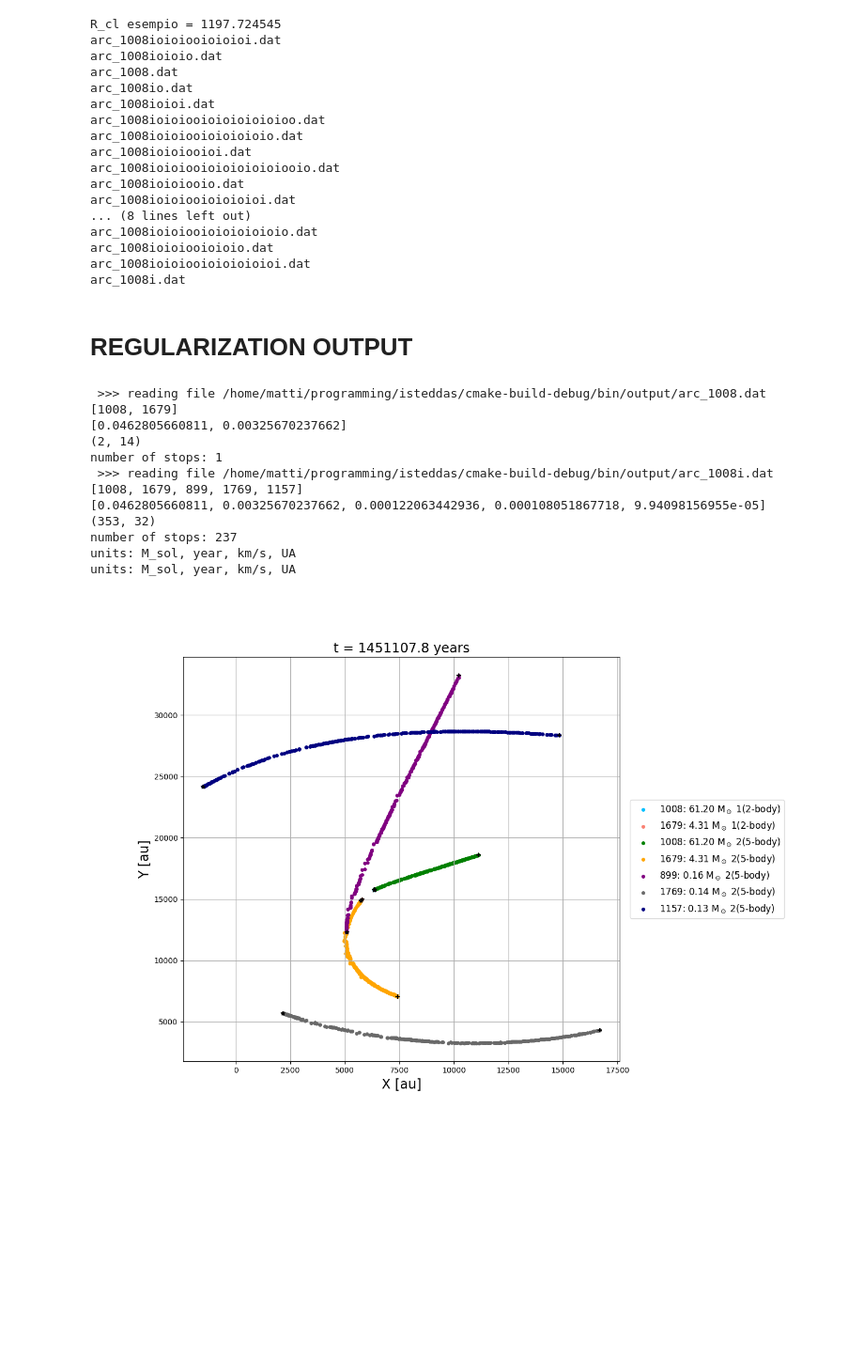
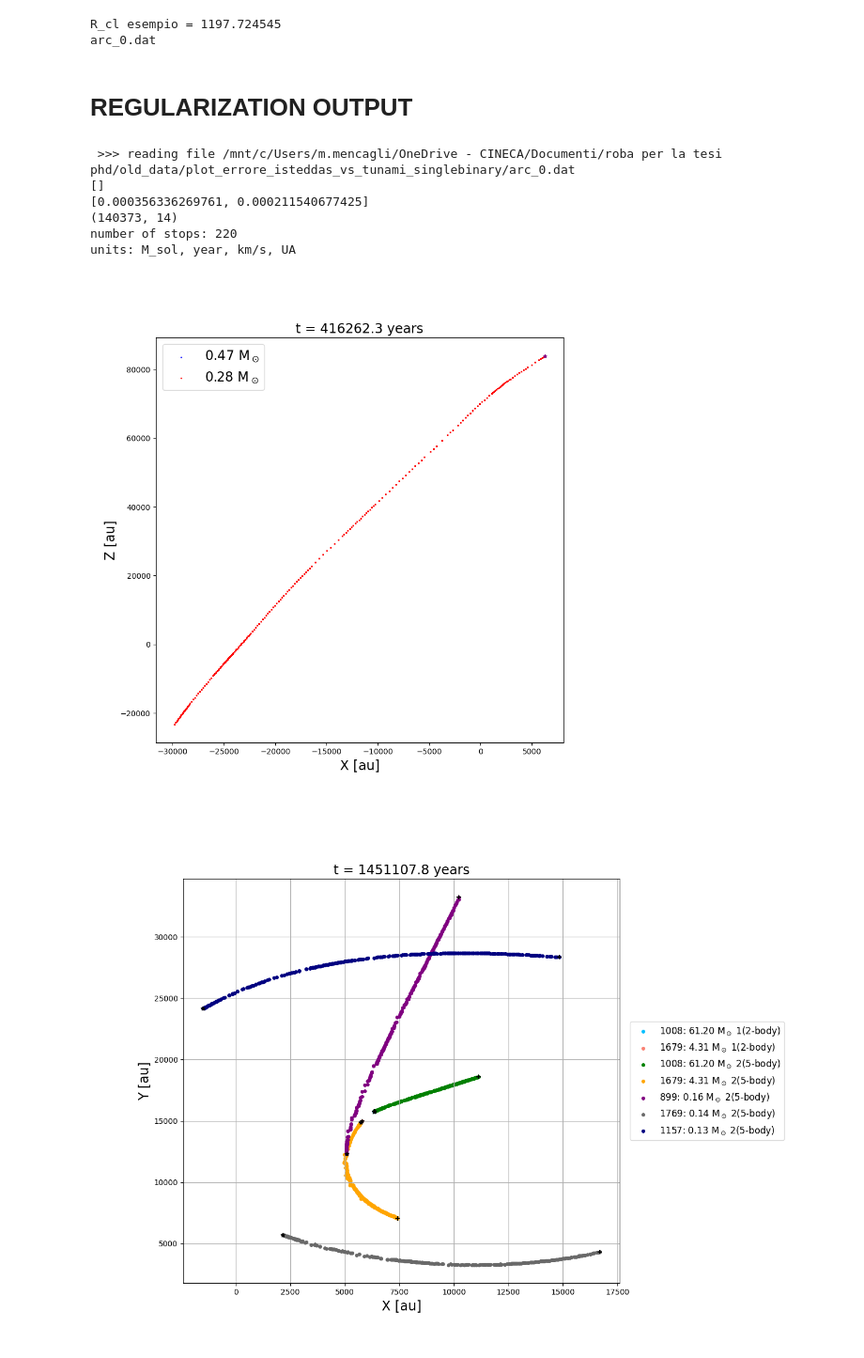
Before and after one commit to mattiamencagli/my-python-plots, a Jupyter notebook: prova_arc_in_isteddas.ipynb, the cells around one changed output. Shown: that part at 94% size. Saved outputs shown, nothing was run; the diff lists cells and outputs as text; code cells hidden in the pictures; blank space fills up the shorter version.

```diff
--- a/prova_arc_in_isteddas.ipynb
+++ b/prova_arc_in_isteddas.ipynb
@@ -17,8 +17,8 @@ R_cl = 0.00580673245713115 * conv_pc_UA
 print("R_cl esempio = %f"%R_cl)
 
 n=2
-fs = 'xx-large'
-fs_small = 'large'
+fs = 15
+fs_small = 12
 col = ['blue', 'red', 'green', 'orange', 'purple', 'dimgrey', 'navy', 'crimson']
 col1 = ['deepskyblue', 'salmon', 'lime', 'gold', 'magenta','silver', 'cyan', 'pink']
 cole = ['#e6194b','#3cb44b','#ffe119','#0082c8','#f58231','#911eb4','#46f0f0','#f032e6','#d2f53c','#fabebe','#008080','#e6beff','#aa6e28','#fffac8','#800000','#aaffc3','#808000','#ffd8b1','#000080','#808080','#ffffff','#000000']
@@ -31,7 +31,9 @@ false = False
 # T_GW = matti.comp_t_gw_in_Gyr(0.1, 10, 10)
 # print("T_gw = %e   (dovrebbe essese ~1.3e+1) ok ora funge"%T_GW)
 
-direc = '/home/matti/programming/isteddas/cmake-build-debug/bin/output/'
+#direc = '/home/matti/programming/isteddas/cmake-build-debug/bin/output/'
+direc = '/mnt/c/Users/m.mencagli/OneDrive - CINECA/Documenti/roba per la tesi phd/old_data/plot_errore_isteddas_vs_tunami_singlebinary/'
+
 arr = os.listdir(direc)
 for i in arr:
     if(i[0:3]=='arc'):
@@ -60,37 +62,19 @@ def right_label(X):
     else: return 'Z [au]'
 # %% [output]
 R_cl esempio = 1197.724545
-arc_1008ioioiooioioioi.dat
-arc_1008ioioio.dat
-arc_1008.dat
-arc_1008io.dat
-arc_1008ioioi.dat
-arc_1008ioioiooioioioioioioo.dat
-arc_1008ioioiooioioioioio.dat
-arc_1008ioioiooioi.dat
-arc_1008ioioiooioioioioioiooio.dat
-arc_1008ioioiooio.dat
-arc_1008ioioiooioioioioi.dat
-... (8 lines left out)
-arc_1008ioioiooioioioioioio.dat
-arc_1008ioioiooioioio.dat
-arc_1008ioioiooioioioioioi.dat
-arc_1008i.dat
+arc_0.dat
 # %% [markdown]
 # REGULARIZATION OUTPUT
 # %%
 o=[]; o1=[]; o2=[]; o3=[]; o4=[]; o5=[];
 N=0; N1=0; N2=0; N3=0; N4=0; N5=0; N6=0; N7=0; Ns=0
 name=''; name1=''; name2=''; name3=''; name4=''; name5=''; name6=''; name7=''; names=''
-stop_check = true
+oldfile = true
 
-direc = '/home/matti/programming/isteddas/cmake-build-debug/bin/output/'
+#direc = '/home/matti/programming/isteddas/cmake-build-debug/bin/output/'
 # direc1 = '/home/matti/Documents/data/close_enc_4body_rotto/'
 # direc = '/home/matti/Documents/data/diCarlo_fractal_cluster/N2e5_b0_D1.6_rh3_prove/'
-name = 'arc_1008.dat'
-name1 = 'arc_1008i.dat'
-# name2 = 'arc_0io.dat'
-# name1 = 'arc_2.dat'
+name = 'arc_0.dat'
 # name2 = 'arc_8.dat'
 # name3 = 'arc_10.dat'
 # name1 = 'arc_12.dat'
@@ -104,14 +88,14 @@ name1 = 'arc_1008i.dat'
 # name1 = 'arc_23466.dat'
 # names = 'specstars.dat'
 # namesv = 'specstars_562.dat'
-if (name!=''): o, stop, m, idx, N = matti.open_reg(direc, name, 10, stop_check)
-if (name1!=''): o1, stop1, m1, idx1, N1 = matti.open_reg(direc, name1, 10, stop_check)
-if (name2!=''): o2, stop2, m2, idx2, N2 = matti.open_reg(direc, name2, 10, stop_check)
-if (name3!=''): o3, stop3, m3, idx3, N3 = matti.open_reg(direc, name3, 10, stop_check)
-if (name4!=''): o4, stop4, m4, idx4, N4 = matti.open_reg(direc, name4, 10, stop_check)
-if (name5!=''): o5, stop5, m5, idx5, N5 = matti.open_reg(direc, name5, 10, stop_check)
-if (name6!=''): o6, stop6, m6, idx6, N6 = matti.open_reg(direc, name6, 10, stop_check)
-if (name7!=''): o7, stop7, m7, idx7, N7 = matti.open_reg(direc, name7, 10, stop_check)
+if (name!=''): o, stop, m, idx, N = matti.open_reg(direc, name, 25, oldfile)
+if (name1!=''): o1, stop1, m1, idx1, N1 = matti.open_reg(direc, name1, 10, oldfile)
+if (name2!=''): o2, stop2, m2, idx2, N2 = matti.open_reg(direc, name2, 10, oldfile)
+if (name3!=''): o3, stop3, m3, idx3, N3 = matti.open_reg(direc, name3, 10, oldfile)
+if (name4!=''): o4, stop4, m4, idx4, N4 = matti.open_reg(direc, name4, 10, oldfile)
+if (name5!=''): o5, stop5, m5, idx5, N5 = matti.open_reg(direc, name5, 10, oldfile)
+if (name6!=''): o6, stop6, m6, idx6, N6 = matti.open_reg(direc, name6, 10, oldfile)
+if (name7!=''): o7, stop7, m7, idx7, N7 = matti.open_reg(direc, name7, 10, oldfile)
 if (names!=''): os, stops, ms, idxs, Ns = matti.open_reg(direc, names, 1, false) #qui difficilmente ti servira' piu' d 1
 # osv, stopsv, msv, idxsv, Nsv = matti.open_reg(direc1, namesv, 1)
 
@@ -164,18 +148,12 @@ if (Ns>0): matti.change_units(os,ms,m_unit,t_unit,v_unit,conv_pc_UA)
 # name1 = 'arc_provagamma1.dat'
 # o1, stop1, m1 = open_reg(direc1, name1))
 # %% [output]
- >>> reading file /home/matti/programming/isteddas/cmake-build-debug/bin/output/arc_1008.dat
-[1008, 1679]
-[0.0462805660811, 0.00325670237662]
-(2, 14)
-number of stops: 1
- >>> reading file /home/matti/programming/isteddas/cmake-build-debug/bin/output/arc_1008i.dat
-[1008, 1679, 899, 1769, 1157]
-[0.0462805660811, 0.00325670237662, 0.000122063442936, 0.000108051867718, 9.94098156955e-05]
-(353, 32)
-number of stops: 237
+ >>> reading file /mnt/c/Users/m.mencagli/OneDrive - CINECA/Documenti/roba per la tesi phd/old_data/plot_errore_isteddas_vs_tunami_singlebinary/arc_0.dat
+[]
+[0.000356336269761, 0.000211540677425]
+(140373, 14)
+number of stops: 220
 units: M_sol, year, km/s, UA
-units: M_sol, year, km/s, UA
 # %%
 %matplotlib widget
 
@@ -184,9 +162,9 @@ x=0 ; y=1 ; z=2 ; v=3*N
 a=0 ; b=o.shape[0] ; j=1
 
 fine = 40
-oplot = o2
-Np = N2
-mp = m2
+oplot = o
+Np = N
+mp = m
 
 ''' choose the axis to be visualize, for 2D '''
 X = x ; Y = z;
@@ -214,33 +192,35 @@ for i in range(Np):
 #         _ = plt.scatter(o[-1,i*3+X],o[-1,i*3+Y], lw=2, color='purple', marker='*', zorder=10)
     else:
 #         _ = ax.quiver(o[a:b,i*3],o[a:b:j,i*3+y],o[a:b:j,i*3+z],o[a:b:j,i*3+v],o[a:b:j,i*3+y+v],o[a:b:j,i*3+z+v], color=col[i], length=10, zorder=i, label=r'%1.2f M$_\odot$'%m[i])
 #         _ = ax.quiver(con[:,i*3],con[:,i*3+y],con[:,i*3+z],con[:,i*3+v],con[:,i*3+y+v],con[:,i*3+z+v], color='black', length=10, zorder=i)
 #         _ = ax.plot(con[:,i*3],con[:,i*3+y],con[:,i*3+z], color='black', zorder=i)
 #         _ = ax.scatter(pert[:,x],pert[:,y],pert[:,z], color='green', zorder=i)
         _ = ax.plot(o[a:b:j,i*3],o[a:b:j,i*3+y],o[a:b:j,i*3+z], lw=1, color=col[i], marker='*', label=r'%1.2f M$_\odot$'%m[i])
 #     _ = plt.plot(o1[a:b:j,i*3+x],o1[a:b:j,i*3+z], lw=1, color=col[i], label=r'%1.2f M$_\odot$'%m[i], zorder=i)
 
 # _ = plt.plot(osv_com[:,X],osv_com[:,Y], lw=1, color='magenta', linestyle='--', label='com isteddas', zorder=0)
 # _ = plt.plot(o_com[:,X],o_com[:,Y], lw=1, color='darkred',  label='com ARChain', zorder=0)
 
 # for i in range(Ns):
 #     if not threeD:
 #         _ = plt.scatter(os[:,i*3+X],os[:,i*3+Y], s=4, color=cole[i], label=r'%d: %1.2f M$_\odot$'%(idxs[i],ms[i]), zorder=i)
 #         _ = plt.scatter(os[0,i*3+X],os[0,i*3+Y], s=15, color='purple', marker='*', zorder=10)
 
 if not threeD:
 #     _ = plt.scatter(0, 0, color='black', marker='h', lw=3, label='COM', zorder=10)
 #     _ = plt.scatter(com[0,X], com[0,Y], color='black', marker='h', lw=3, label='COM', zorder=10)
     _ = plt.xlabel(right_label(X), fontsize=fs)
     _ = plt.ylabel(right_label(Y), fontsize=fs)
 else:
 #     _ = ax.scatter(0, 0, 0, color='black', marker='h', lw=3, label='COM', zorder=10)
 #     _ = ax.scatter(com[0,x], com[0,y], com[0,z], color='black', marker='h', lw=3, label='COM', zorder=10)
     _ = ax.set_xlabel('X [au]', fontsize=fs)
     _ = ax.set_ylabel('Y [au]', fontsize=fs)
     _ = ax.set_zlabel('Z [au]', fontsize=fs)
 _ = plt.title('t = %1.1f years'%o[b-1,N*6],fontsize=fs)
 _ = plt.legend(fontsize=fs)
+# %% [output]
+[figure, added]
 # %%
 %matplotlib widget
 
```
Also changed, not shown: parts of 4 cells of this notebook, 3 other files.
